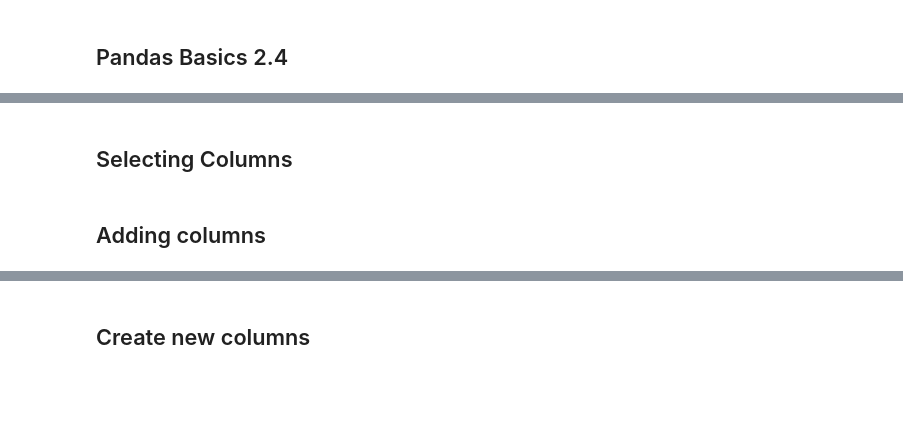
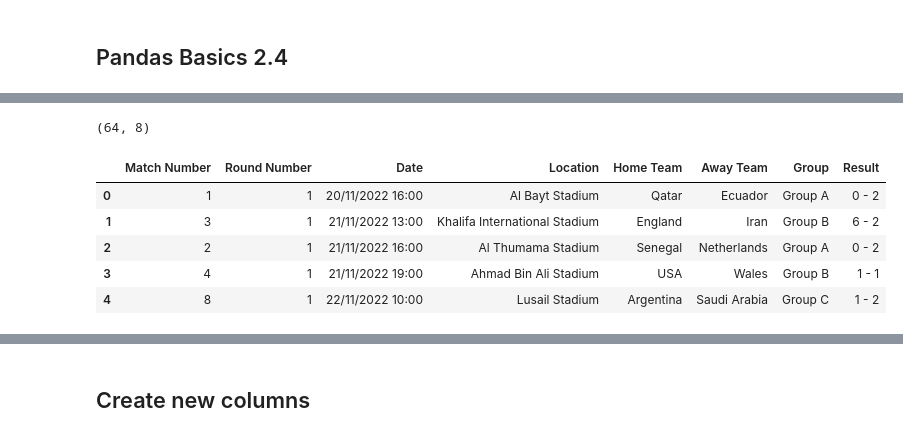
Before and after one commit to OptimalDecisions/sports-analytics-foundations, a Jupyter notebook: pandas-basics/Pandas_Basics_2_4_Column_Operations.ipynb, the cells around one changed output, grey strips where cells are left out. Saved outputs shown, nothing was run; the diff lists cells and outputs as text; code cells hidden in the pictures; blank space fills up the shorter version.

```diff
--- a/pandas-basics/Pandas_Basics_2_4_Column_Operations.ipynb
+++ b/pandas-basics/Pandas_Basics_2_4_Column_Operations.ipynb
@@ -15,4 +23,0 @@
-# %% [markdown]
-## Selecting Columns
-# %% [markdown]
-## 	Adding columns
@@ -18,0 +33,13 @@
+# %%
+df.shape
+# %% [output]
+(64, 8)
+# %%
+df.head()
+# %% [output]
+|  | Match Number | Round Number | Date | Location | Home Team | Away Team | Group | Result |
+| 0 | 1 | 1 | 20/11/2022 16:00 | Al Bayt Stadium | Qatar | Ecuador | Group A | 0 - 2 |
+| 1 | 3 | 1 | 21/11/2022 13:00 | Khalifa International Stadium | England | Iran | Group B | 6 - 2 |
+| 2 | 2 | 1 | 21/11/2022 16:00 | Al Thumama Stadium | Senegal | Netherlands | Group A | 0 - 2 |
+| 3 | 4 | 1 | 21/11/2022 19:00 | Ahmad Bin Ali Stadium | USA | Wales | Group B | 1 - 1 |
+| 4 | 8 | 1 | 22/11/2022 10:00 | Lusail Stadium | Argentina | Saudi Arabia | Group C | 1 - 2 |
```
Also changed, not shown: parts of 21 cells of this notebook.
